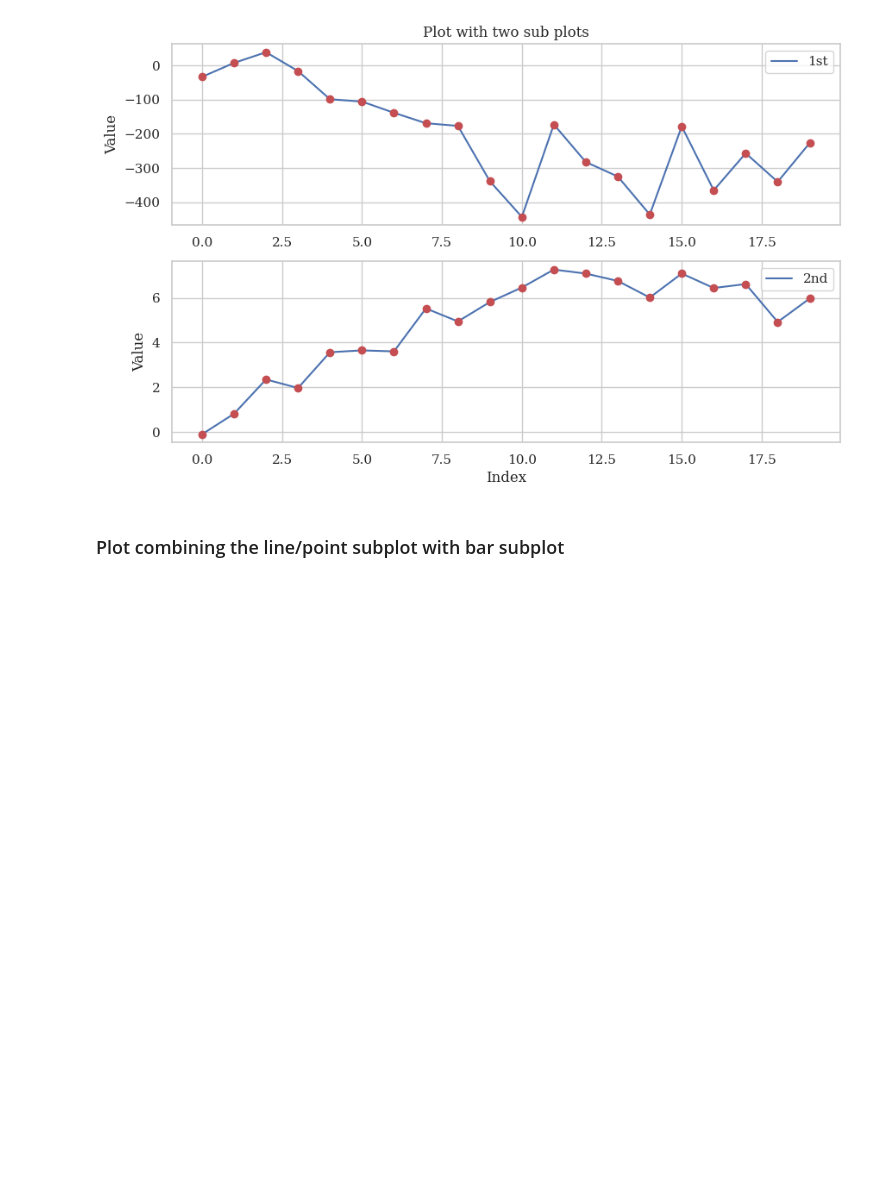
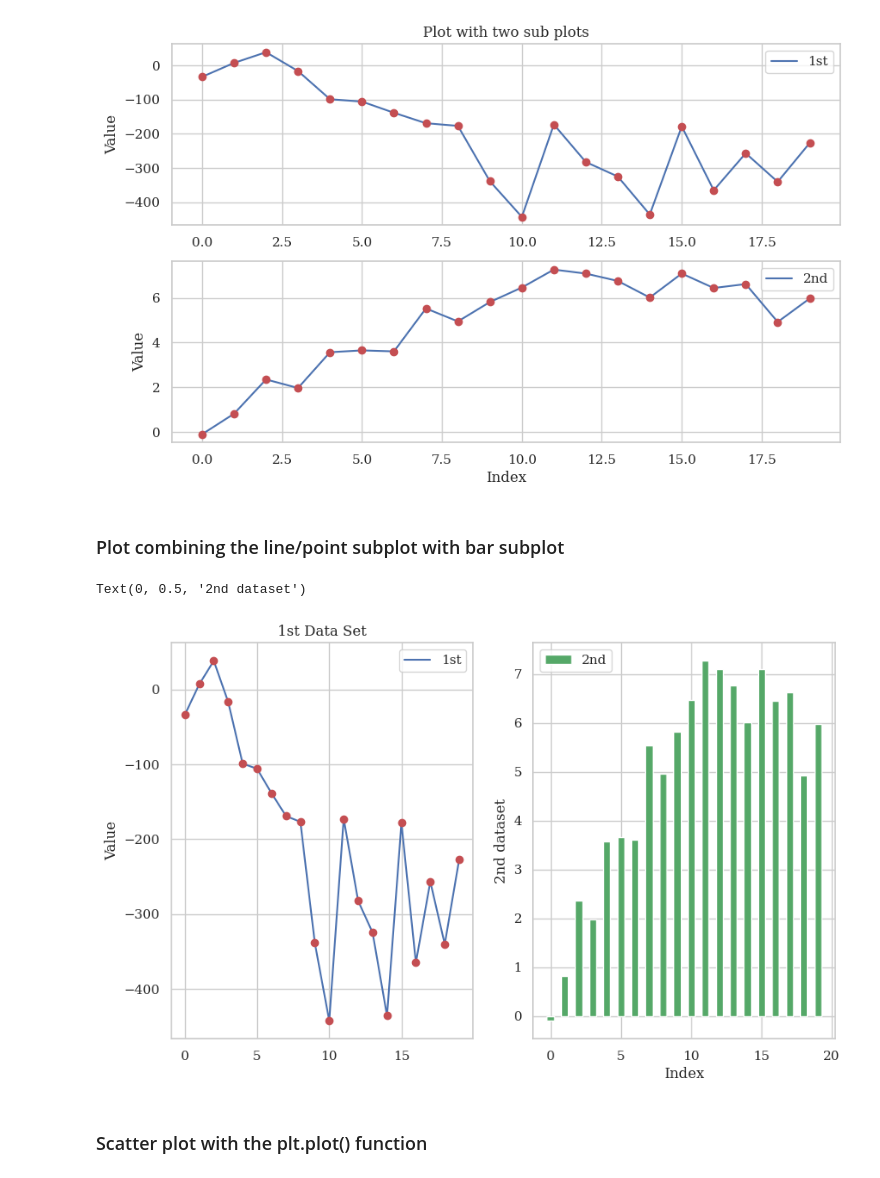
Before and after one commit to anandanmukh/python_and_finance, a Jupyter notebook: 3_data_visualization/1_static_2D_plotting.ipynb, the cells around one changed output. Drawn from its saved outputs; the diff is of its cells as text; code cells hidden in the pictures; blank space fills up the shorter version.

```diff
--- a/3_data_visualization/1_static_2D_plotting.ipynb
+++ b/3_data_visualization/1_static_2D_plotting.ipynb
@@ -167,14 +167,19 @@ Text(0, 0.5, 'Value')
 # %%
 plt.figure(figsize=(10, 6))
 plt.subplot(121)
 plt.plot(y[:, 0], lw = 1.5, label = '1st')
 plt.plot(y[:, 0], 'ro')
 plt.legend(loc = 0 )
 plt.ylabel('Index')
 plt.ylabel('Value')
 plt.title('1st Data Set')
 plt.subplot(122)
-plt.bar(np.arrange(len(y)), y[:, 1], width = 0.5, color = 'g', label = '2nd')
+plt.bar(np.arange(len(y)), y[:, 1], width = 0.5, color = 'g', label = '2nd')
 plt.legend(loc = 0)
 plt.xlabel('Index')
 plt.ylabel('2nd dataset')
+# %% [output]
+Text(0, 0.5, '2nd dataset')
+[figure, added]
+# %% [markdown]
+### Scatter plot with the plt.plot() function
```
Also changed, not shown: parts of 7 cells of this notebook.
